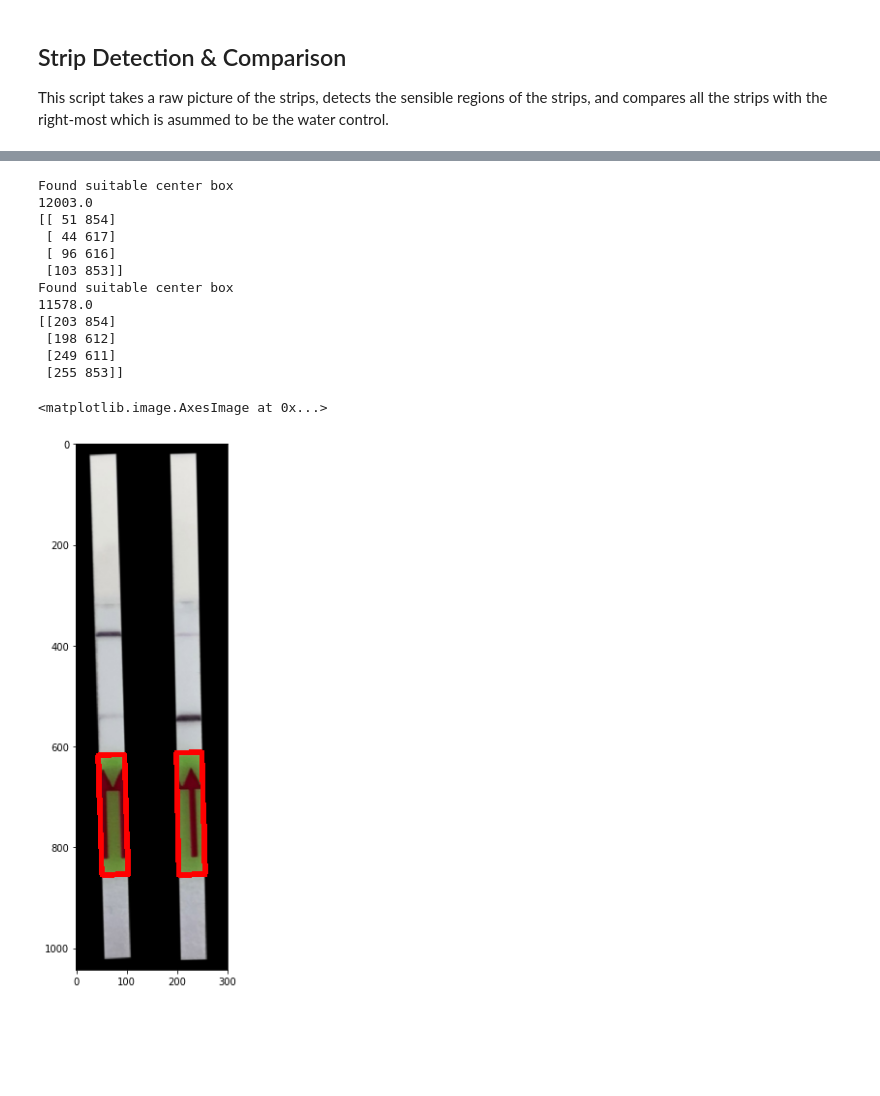
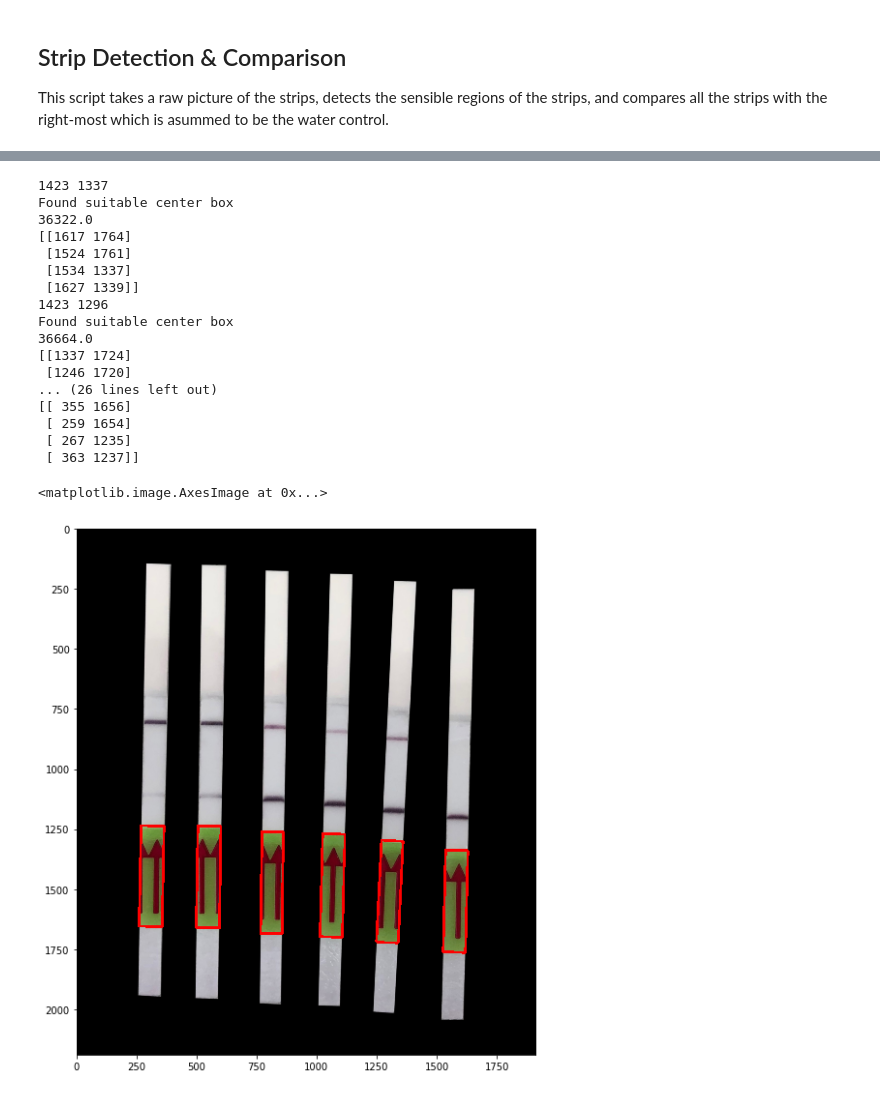
Before and after one commit to broadinstitute/HandLens-1.0.0, a Jupyter notebook: notebooks/Strip Detection and Comparison v2.ipynb, the cells around one changed output, grey strips where cells are left out. Cells and saved outputs as stored; diff of their text form; code cells hidden in the pictures; blank space fills up the shorter version.

Commit message:
many strips

```diff
--- a/notebooks/Strip Detection and Comparison v2.ipynb
+++ b/notebooks/Strip Detection and Comparison v2.ipynb
@@ -10,3 +10,11 @@ plt.rcParams['figure.figsize'] = [10, 10]
 ## Strip Detection & Comparison
 
 This script takes a raw picture of the strips, detects the sensible regions of the strips, and compares all the strips with the right-most which is asummed to be the water control.
+# %%
+# filename = 'images/strips6.jpg'
+filename = 'images/strips12c.jpg'
+# filename = 'images/strips13a.jpg'
+# filename = 'images/strips13c.jpg'
+image = cv2.imread(filename)
+image = cv2.GaussianBlur(image, (5,5), 0)
+plt.imshow(cv2.cvtColor(image, cv2.COLOR_BGR2RGB))
@@ -14,11 +25,14 @@ This script takes a raw picture of the strips, detects the sensible regions of t
 # Parameters - All of these should normalized as a function of the image resolution and
 # expected size of the strips
 
+w = image.shape[0]
+h = image.shape[1]
+
 # The Y value above which the top of the strip should be
-maxTopY = 500
+maxTopY = int(w * 0.2)
 
 # The Y value above which the begining of the sensitive part of the strip should be
-maxCenterY = 1700
+maxCenterY = int(w * 0.65)
 
 # Minimum area of the colored center box in the strip
 minCenterBoxArea = 10000
@@ -36,3 +50,7 @@ stripHoldY = 950
 
 # Percentage of the margins to be removed
 marginFraction = 0.2
+
+
+print(maxTopY)
+print(maxCenterY)
@@ -82,45 +93,51 @@ plt.imshow(cv2.cvtColor(mask, cv2.COLOR_GRAY2RGB))
 
 cnts = cv2.findContours(mask, cv2.RETR_EXTERNAL, cv2.CHAIN_APPROX_SIMPLE)
 cnts = imutils.grab_contours(cnts)
 
 # Create a copy of the original image to draw the bounding boxes on
 tmp = image.copy()
 
 center_boxes = []
 for c in cnts:
     area = cv2.contourArea(c)
     M = cv2.moments(c)
     if area < minCenterBoxArea or M["m00"] == 0: continue
 
     rect = cv2.minAreaRect(c)
     box = cv2.boxPoints(rect)
     box = np.int0(box)
 
-    if maxCenterY < box[1][1] or maxCenterY < box[2][1]: continue
+    minBoxY = min(box[0][1], box[1][1], box[2][1], box[3][1])
+    if maxCenterY < minBoxY: continue
 
     print("Found suitable center box")
     print(area)
     print(box)
     center_boxes += [box]
 
     tmp = cv2.drawContours(tmp, [box], 0, (0,0,255), 10)
 
 plt.imshow(cv2.cvtColor(tmp, cv2.COLOR_BGR2RGB))
 # %% [output]
+1423 1337
 Found suitable center box
-12003.0
-[[ 51 854]
- [ 44 617]
- [ 96 616]
- [103 853]]
+36322.0
+[[1617 1764]
+ [1524 1761]
+ [1534 1337]
+ [1627 1339]]
+1423 1296
 Found suitable center box
-11578.0
-[[203 854]
- [198 612]
- [249 611]
- [255 853]]
+36664.0
+[[1337 1724]
+ [1246 1720]
+... (26 lines left out)
+[[ 355 1656]
+ [ 259 1654]
+ [ 267 1235]
+ [ 363 1237]]
 <matplotlib.image.AxesImage at 0x...>
-[figure, old version]
+[figure, new version]
 # %%
 # Processing Step 3: binary thresholding of the entire image to extract the top part of the strips
 ret, thresh = cv2.threshold(image, minStripThreshold, 255, cv2.THRESH_BINARY)
```
Also changed, not shown: parts of 11 cells of this notebook, 1 other file.
